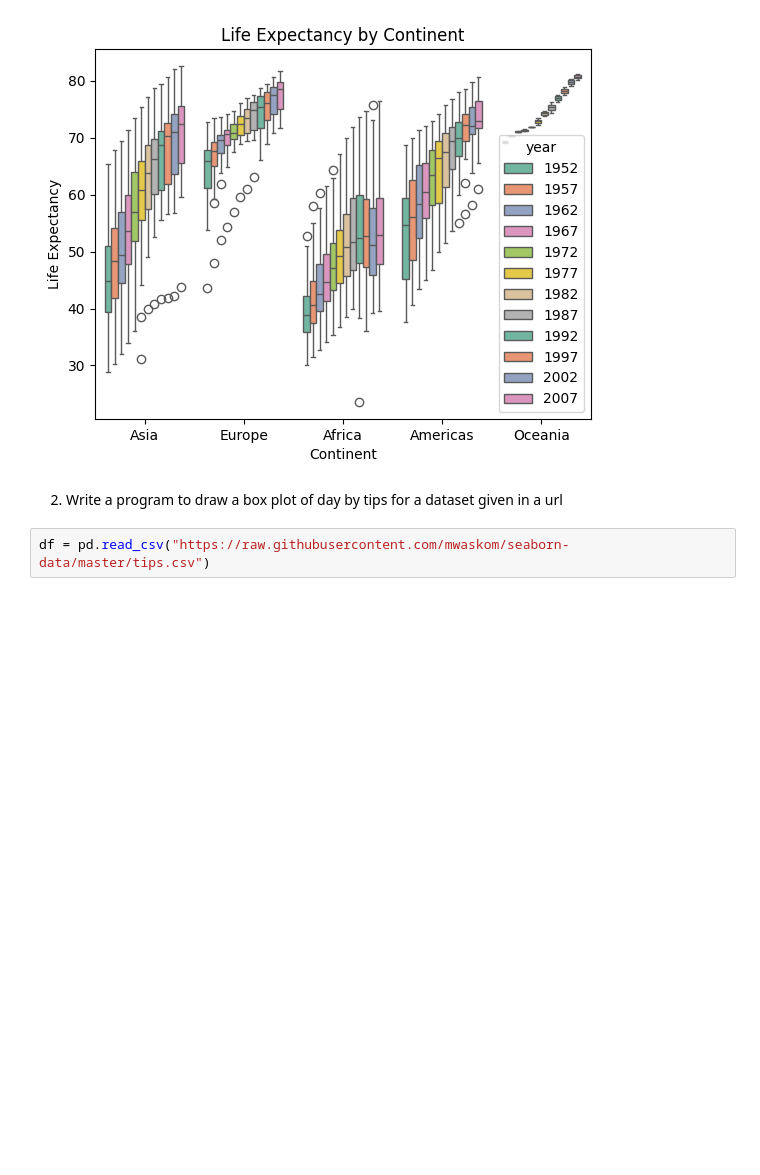
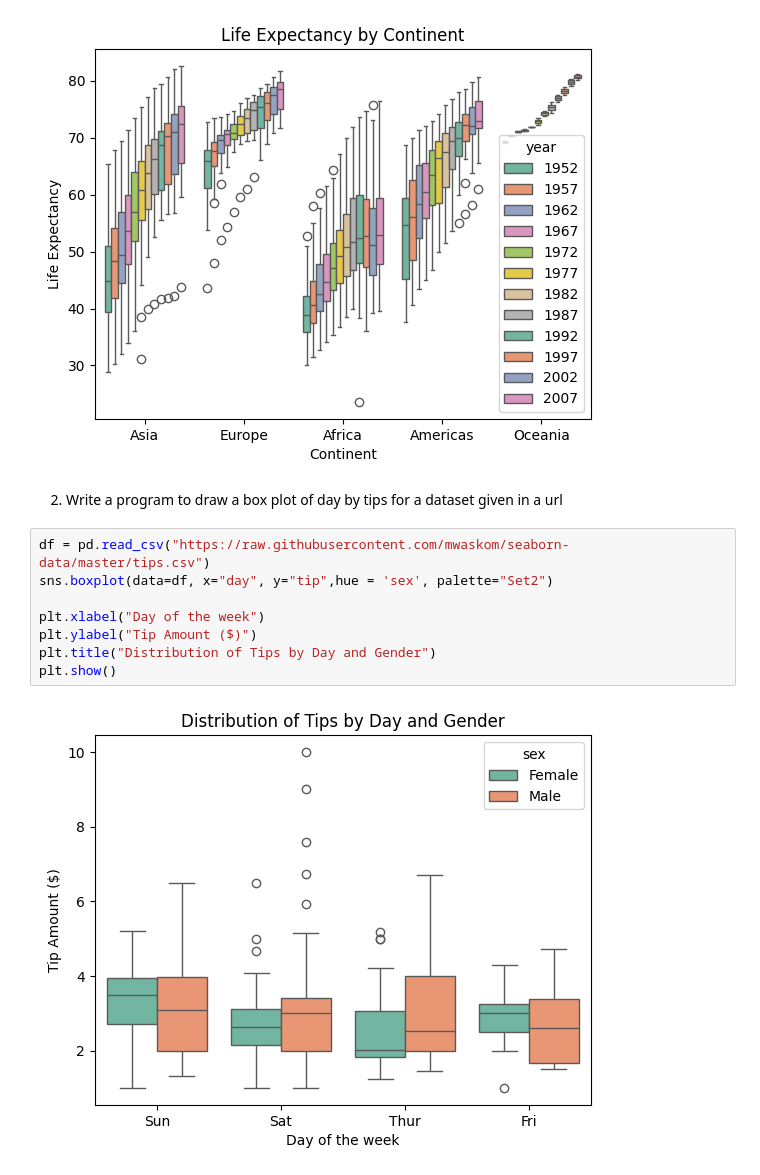
Before and after one commit to lj5619/BL-Python-Libraries, a Jupyter notebook: seaborn.ipynb, the cells around one changed output. Drawn from its saved outputs; the diff is of its cells as text; blank space fills up the shorter version.

```diff
--- a/seaborn.ipynb
+++ b/seaborn.ipynb
@@ -94,5 +94,13 @@ plt.show()
 [figure]
 # %% [markdown]
 2. Write a program to draw a box plot of day by tips for a dataset given in a url
-# %%
-df = pd.read_csv("https://raw.githubusercontent.com/mwaskom/seaborn-data/master/tips.csv")
+# %%
+df = pd.read_csv("https://raw.githubusercontent.com/mwaskom/seaborn-data/master/tips.csv")
+sns.boxplot(data=df, x="day", y="tip",hue = 'sex', palette="Set2")
+
+plt.xlabel("Day of the week")
+plt.ylabel("Tip Amount ($)")
+plt.title("Distribution of Tips by Day and Gender")
+plt.show()
+# %% [output]
+[figure, added]
```
Also changed, not shown: parts of 5 cells of this notebook, 4 other files.
